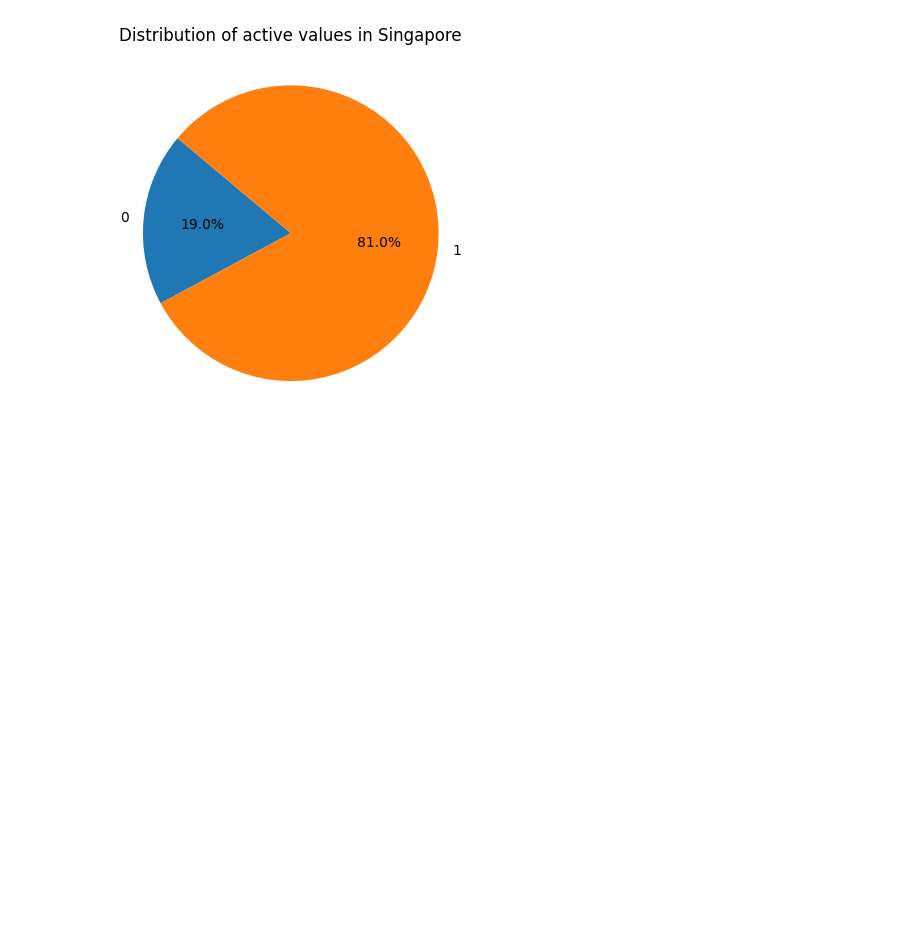
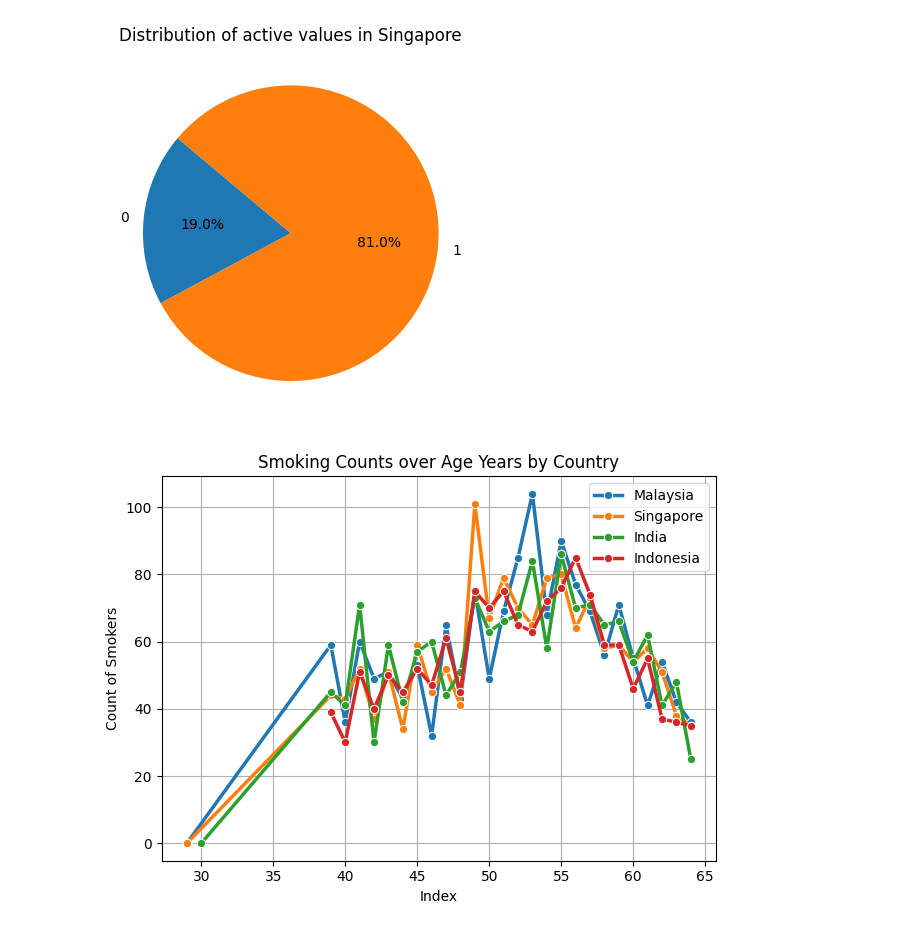
Before and after one commit to jeffatgithub/ntuchealth, a Jupyter notebook: analysis30.ipynb, the cells around one changed output. Cells and saved outputs as stored; diff of their text form; code cells hidden in the pictures; blank space fills up the shorter version.

Commit message:
Add smoking age years by country chart

```diff
--- a/analysis30.ipynb
+++ b/analysis30.ipynb
@@ -223,3 +222,18 @@ plt.show()
 [figure]
 [figure]
 [figure]
+# %%
+active_smokers_count = data_df.groupby(['age_years','country'])['smoke'].sum().reset_index()
+
+sns.lineplot(data=active_smokers_count, x=active_smokers_count.age_years, y='smoke', hue='country', marker='o', linewidth=2.5)
+plt.title('Smoking Counts over Age Years by Country')
+plt.xlabel('Index')
+plt.ylabel('Count of Smokers')
+plt.grid(True)
+
+plt.legend()
+#plt.xticks(x, categories)
+plt.tight_layout()
+plt.show()
+# %% [output]
+[figure, added]
```
Also changed, not shown: parts of 1 cell of this notebook, 1 other file.
